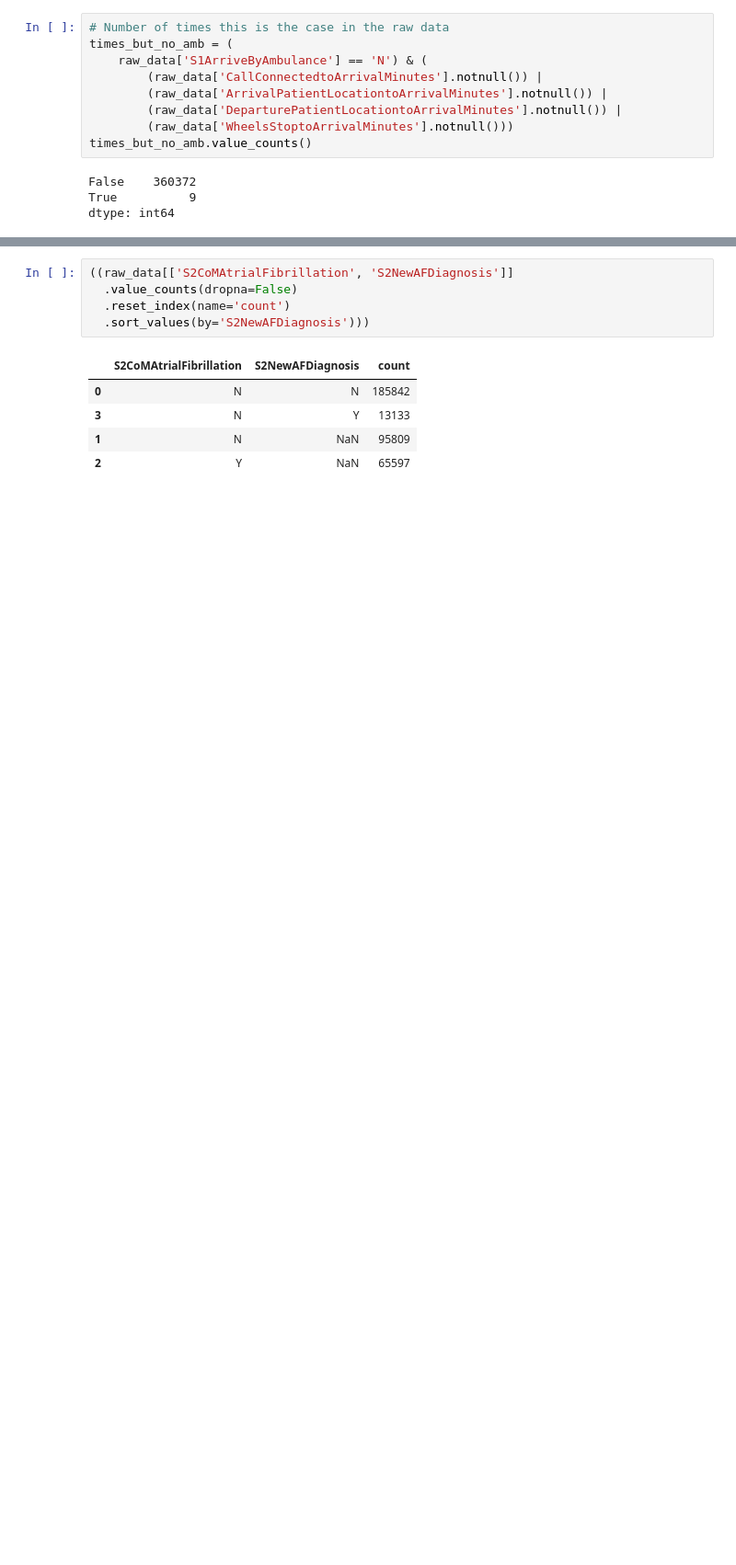
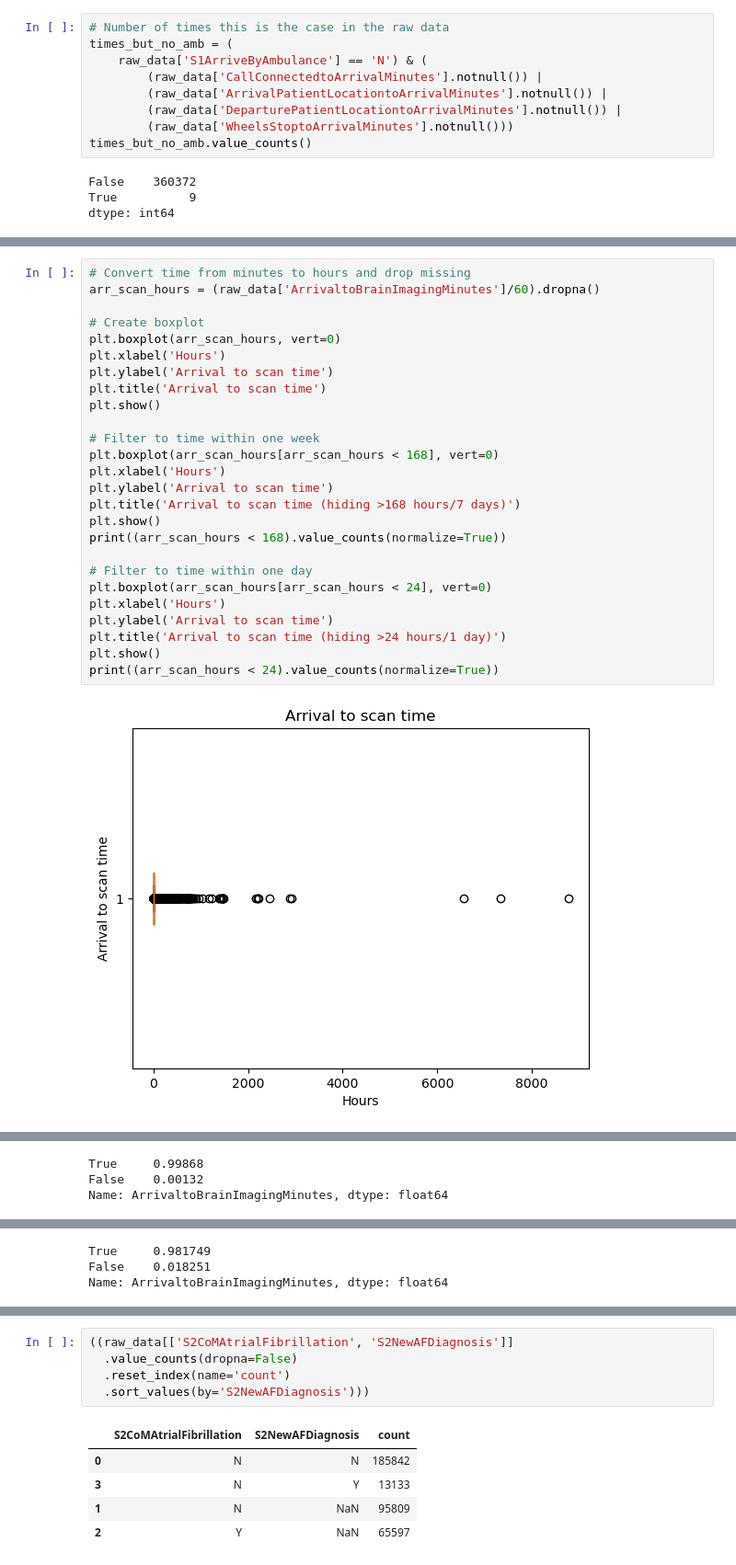
Before and after one commit to samuel-book/samuel_2_data_prep, a Jupyter notebook: descriptive_statistics/01_data_cleaning_explanation.ipynb, the cells around one changed output, grey strips where cells are left out. Shown at 92% size. Saved outputs shown, nothing was run; the diff lists cells and outputs as text; blank space fills up the shorter version.

```diff
--- a/descriptive_statistics/01_data_cleaning_explanation.ipynb
+++ b/descriptive_statistics/01_data_cleaning_explanation.ipynb
@@ -579,0 +765,28 @@ compare_time = pd.merge(
+# %%
+# Convert time from minutes to hours and drop missing
+arr_scan_hours = (raw_data['ArrivaltoBrainImagingMinutes']/60).dropna()
+
+# Create boxplot
+plt.boxplot(arr_scan_hours, vert=0)
+plt.xlabel('Hours')
+plt.ylabel('Arrival to scan time')
+plt.title('Arrival to scan time')
+plt.show()
+
+# Filter to time within one week
+plt.boxplot(arr_scan_hours[arr_scan_hours < 168], vert=0)
+plt.xlabel('Hours')
+plt.ylabel('Arrival to scan time')
+plt.title('Arrival to scan time (hiding >168 hours/7 days)')
+plt.show()
+print((arr_scan_hours < 168).value_counts(normalize=True))
+
+# Filter to time within one day
+plt.boxplot(arr_scan_hours[arr_scan_hours < 24], vert=0)
+plt.xlabel('Hours')
+plt.ylabel('Arrival to scan time')
+plt.title('Arrival to scan time (hiding >24 hours/1 day)')
+plt.show()
+print((arr_scan_hours < 24).value_counts(normalize=True))
+# %% [output]
+[figure, added]
@@ -579,0 +794,3 @@ compare_time = pd.merge(
+True     0.99868
+False    0.00132
+Name: ArrivaltoBrainImagingMinutes, dtype: float64
@@ -579,0 +798,3 @@ compare_time = pd.merge(
+True     0.981749
+False    0.018251
+Name: ArrivaltoBrainImagingMinutes, dtype: float64
```
Also changed, not shown: parts of 75 cells of this notebook.
